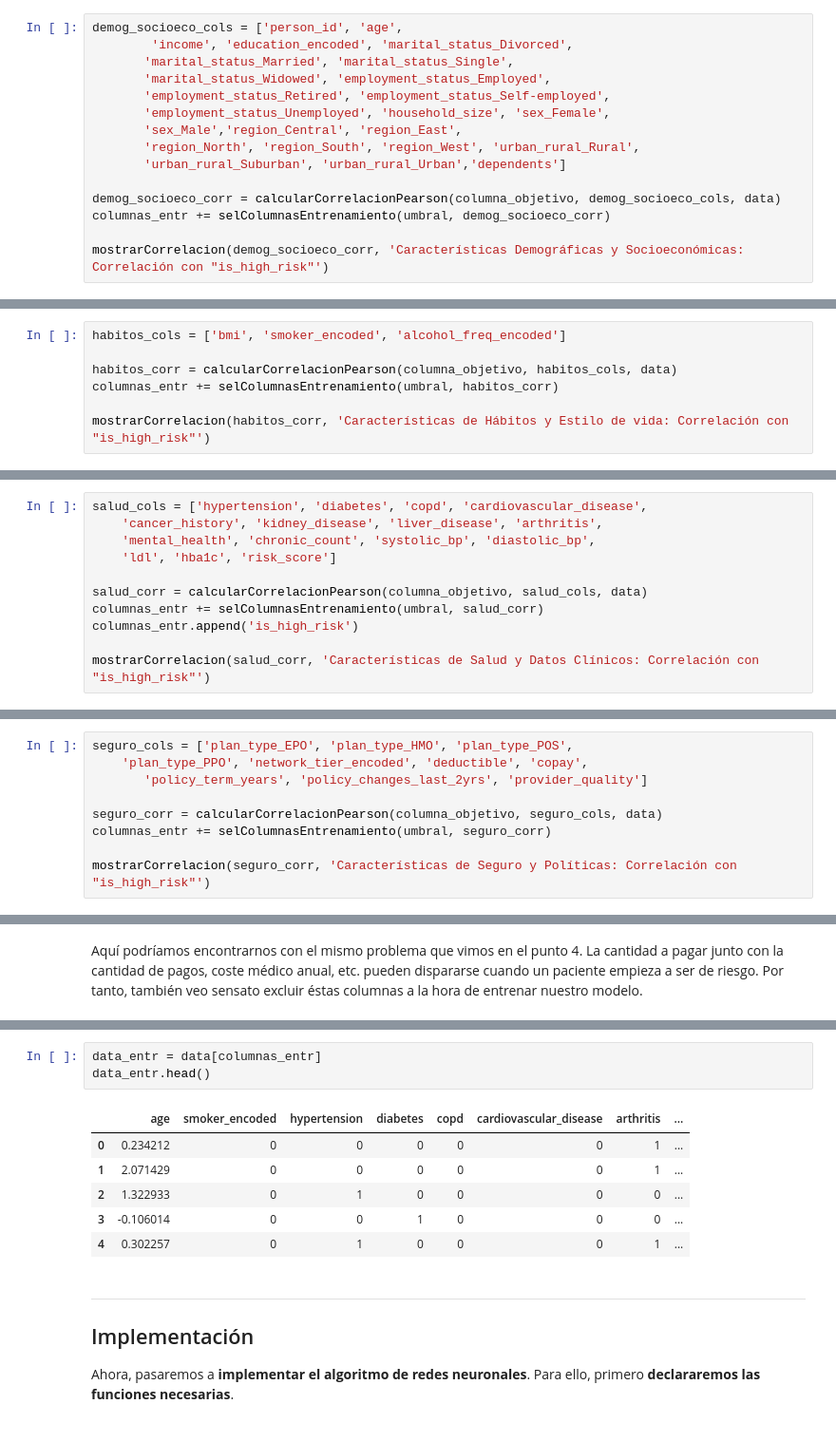
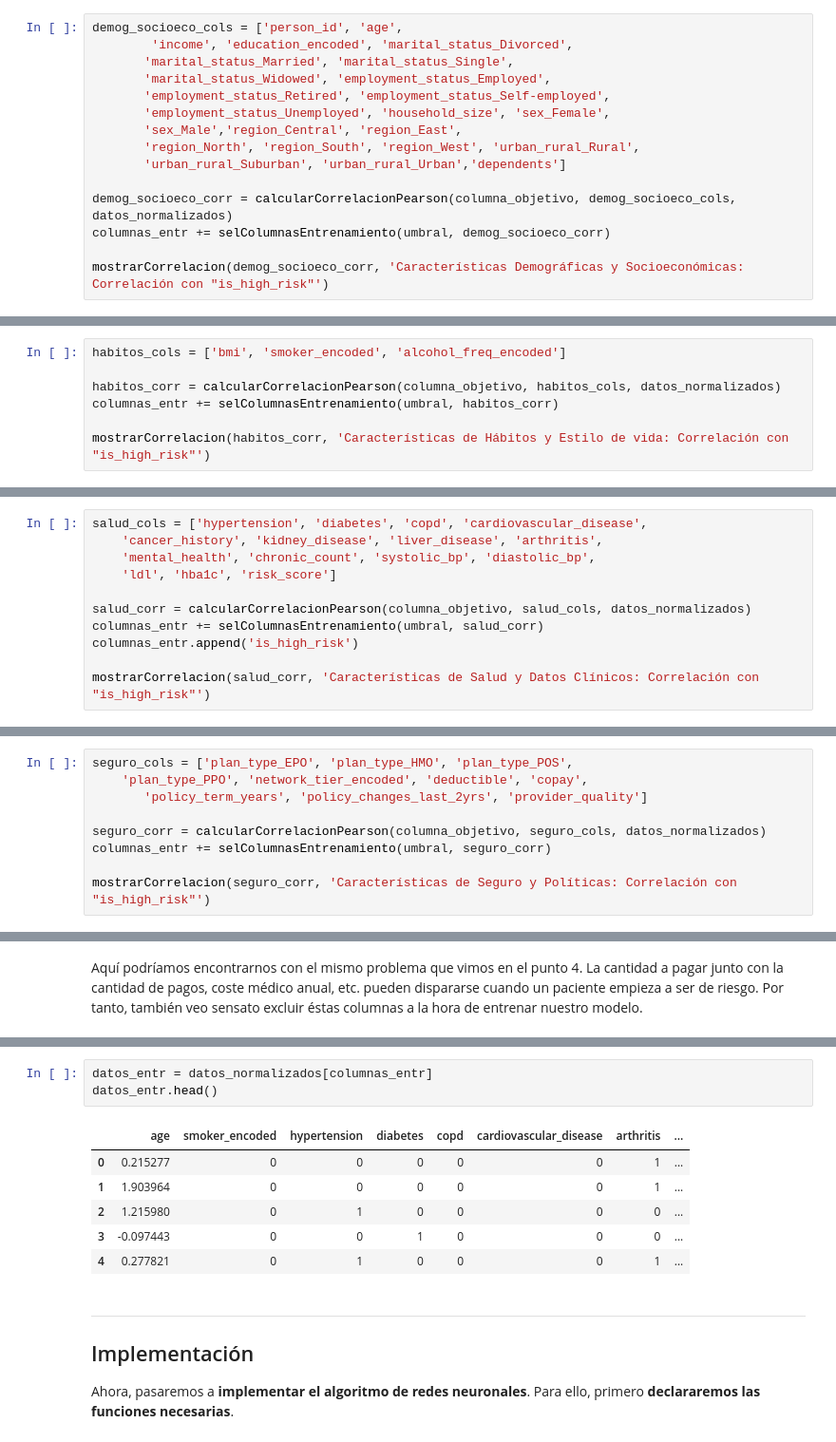
Before and after one commit to Val2a/trabajo-ia, a Jupyter notebook: RedesNeuronales.ipynb, the cells around one changed output, grey strips where cells are left out. Shown at 95% size. Cells and saved outputs as stored; diff of their text form.

```diff
--- a/RedesNeuronales.ipynb
+++ b/RedesNeuronales.ipynb
@@ -456,7 +468,7 @@ demog_socioeco_cols = ['person_id', 'age',
        'region_North', 'region_South', 'region_West', 'urban_rural_Rural',
        'urban_rural_Suburban', 'urban_rural_Urban','dependents']
 
-demog_socioeco_corr = calcularCorrelacionPearson(columna_objetivo, demog_socioeco_cols, data)
+demog_socioeco_corr = calcularCorrelacionPearson(columna_objetivo, demog_socioeco_cols, datos_normalizados)
 columnas_entr += selColumnasEntrenamiento(umbral, demog_socioeco_corr)
 
 mostrarCorrelacion(demog_socioeco_corr, 'Características Demográficas y Socioeconómicas: Correlación con "is_high_risk"')
@@ -480,7 +492,7 @@ Miremos la correlación en las columnas restantes:
 # %%
 habitos_cols = ['bmi', 'smoker_encoded', 'alcohol_freq_encoded']
 
-habitos_corr = calcularCorrelacionPearson(columna_objetivo, habitos_cols, data)
+habitos_corr = calcularCorrelacionPearson(columna_objetivo, habitos_cols, datos_normalizados)
 columnas_entr += selColumnasEntrenamiento(umbral, habitos_corr)
 
 mostrarCorrelacion(habitos_corr, 'Características de Hábitos y Estilo de vida: Correlación con "is_high_risk"')
@@ -505,7 +517,7 @@ salud_cols = ['hypertension', 'diabetes', 'copd', 'cardiovascular_disease',
     'mental_health', 'chronic_count', 'systolic_bp', 'diastolic_bp',
     'ldl', 'hba1c', 'risk_score']
 
-salud_corr = calcularCorrelacionPearson(columna_objetivo, salud_cols, data)
+salud_corr = calcularCorrelacionPearson(columna_objetivo, salud_cols, datos_normalizados)
 columnas_entr += selColumnasEntrenamiento(umbral, salud_corr)
 columnas_entr.append('is_high_risk')
 
@@ -559,7 +571,7 @@ seguro_cols = ['plan_type_EPO', 'plan_type_HMO', 'plan_type_POS',
     'plan_type_PPO', 'network_tier_encoded', 'deductible', 'copay',
        'policy_term_years', 'policy_changes_last_2yrs', 'provider_quality']
 
-seguro_corr = calcularCorrelacionPearson(columna_objetivo, seguro_cols, data)
+seguro_corr = calcularCorrelacionPearson(columna_objetivo, seguro_cols, datos_normalizados)
 columnas_entr += selColumnasEntrenamiento(umbral, seguro_corr)
 
 mostrarCorrelacion(seguro_corr, 'Características de Seguro y Políticas: Correlación con "is_high_risk"')
@@ -593,13 +605,13 @@ Por tanto, vamos a crearnos una nueva variable que contenga el dataset únicamen
 # %%
-data_entr = data[columnas_entr]
-data_entr.head()
+datos_entr = datos_normalizados[columnas_entr]
+datos_entr.head()
 # %% [output]
 |  | age | smoker_encoded | hypertension | diabetes | copd | cardiovascular_disease | arthritis | ... |
-| 0 | 0.234212 | 0 | 0 | 0 | 0 | 0 | 1 | ... |
-| 1 | 2.071429 | 0 | 0 | 0 | 0 | 0 | 1 | ... |
-| 2 | 1.322933 | 0 | 1 | 0 | 0 | 0 | 0 | ... |
-| 3 | -0.106014 | 0 | 0 | 1 | 0 | 0 | 0 | ... |
-| 4 | 0.302257 | 0 | 1 | 0 | 0 | 0 | 1 | ... |
+| 0 | 0.215277 | 0 | 0 | 0 | 0 | 0 | 1 | ... |
+| 1 | 1.903964 | 0 | 0 | 0 | 0 | 0 | 1 | ... |
+| 2 | 1.215980 | 0 | 1 | 0 | 0 | 0 | 0 | ... |
+| 3 | -0.097443 | 0 | 0 | 1 | 0 | 0 | 0 | ... |
+| 4 | 0.277821 | 0 | 1 | 0 | 0 | 0 | 1 | ... |
 # %% [markdown]
 ___
 ## Implementación
```
Also changed, not shown: parts of 127 cells of this notebook.
